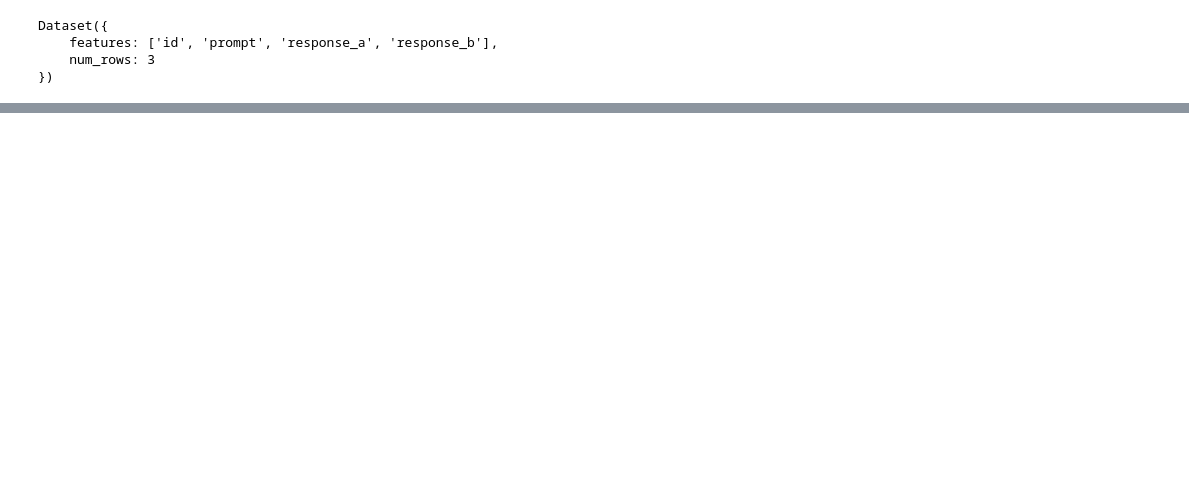
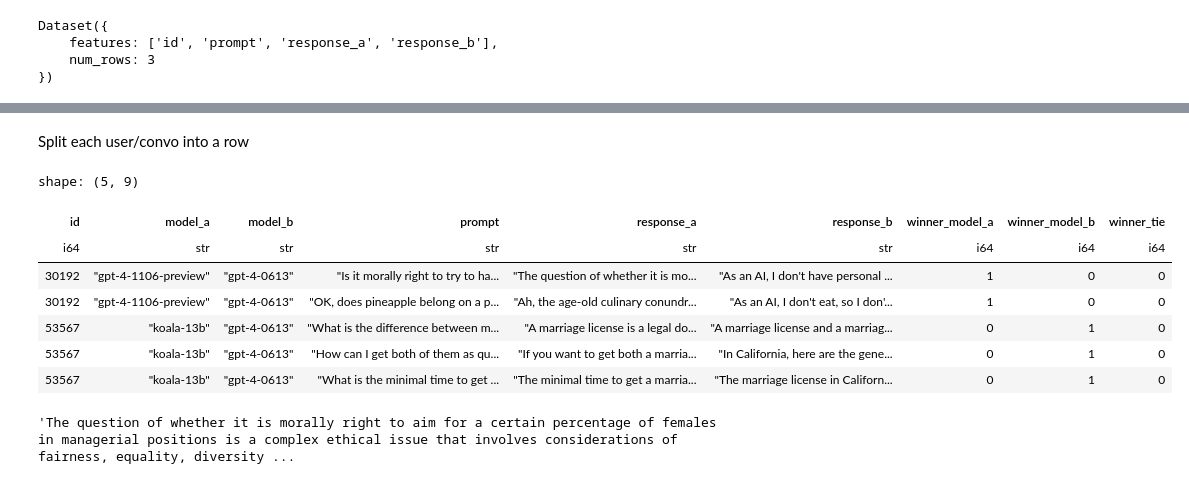
Before and after one commit to peterbull/llm-classification-finetuning, a Jupyter notebook: nbs/20250603_base_bert.ipynb, the cells around one changed output, grey strips where cells are left out. Cells and saved outputs as stored; diff of their text form; code cells hidden in the pictures; blank space fills up the shorter version.

Commit message:
split ds

```diff
--- a/nbs/20250603_base_bert.ipynb
+++ b/nbs/20250603_base_bert.ipynb
@@ -78,0 +90,23 @@ decoded.dtypes
+# %% [markdown]
+Split each user/convo into a row
+# %%
+if isinstance(df_train["prompt"][0], str):
+    first_prompt_cell = df_train["prompt"][0]
+    if "[" in first_prompt_cell and "]" in first_prompt_cell:
+        df_train = df_train.with_columns([pl.col(col).str.json_decode() for col in cols])
+        df_train = df_train.explode(cols)
+# %%
+df_train.head()
+# %% [output]
+shape: (5, 9)
+| id | model_a | model_b | prompt | response_a | response_b | winner_model_a | winner_model_b | winner_tie |
+| i64 | str | str | str | str | str | i64 | i64 | i64 |
+| 30192 | "gpt-4-1106-preview" | "gpt-4-0613" | "Is it morally right to try to ha... | "The question of whether it is mo... | "As an AI, I don't have personal ... | 1 | 0 | 0 |
+| 30192 | "gpt-4-1106-preview" | "gpt-4-0613" | "OK, does pineapple belong on a p... | "Ah, the age-old culinary conundr... | "As an AI, I don't eat, so I don'... | 1 | 0 | 0 |
+| 53567 | "koala-13b" | "gpt-4-0613" | "What is the difference between m... | "A marriage license is a legal do... | "A marriage license and a marriag... | 0 | 1 | 0 |
+| 53567 | "koala-13b" | "gpt-4-0613" | "How can I get both of them as qu... | "If you want to get both a marria... | "In California, here are the gene... | 0 | 1 | 0 |
+| 53567 | "koala-13b" | "gpt-4-0613" | "What is the minimal time to get ... | "The minimal time to get a marria... | "The marriage license in Californ... | 0 | 1 | 0 |
+# %%
+df_train["response_a"][0]
+# %% [output]
+'The question of whether it is morally right to aim for a certain percentage of females in managerial positions is a complex ethical issue that involves considerations of fairness, equality, diversity ...
```
Also changed, not shown: parts of 6 cells of this notebook.
